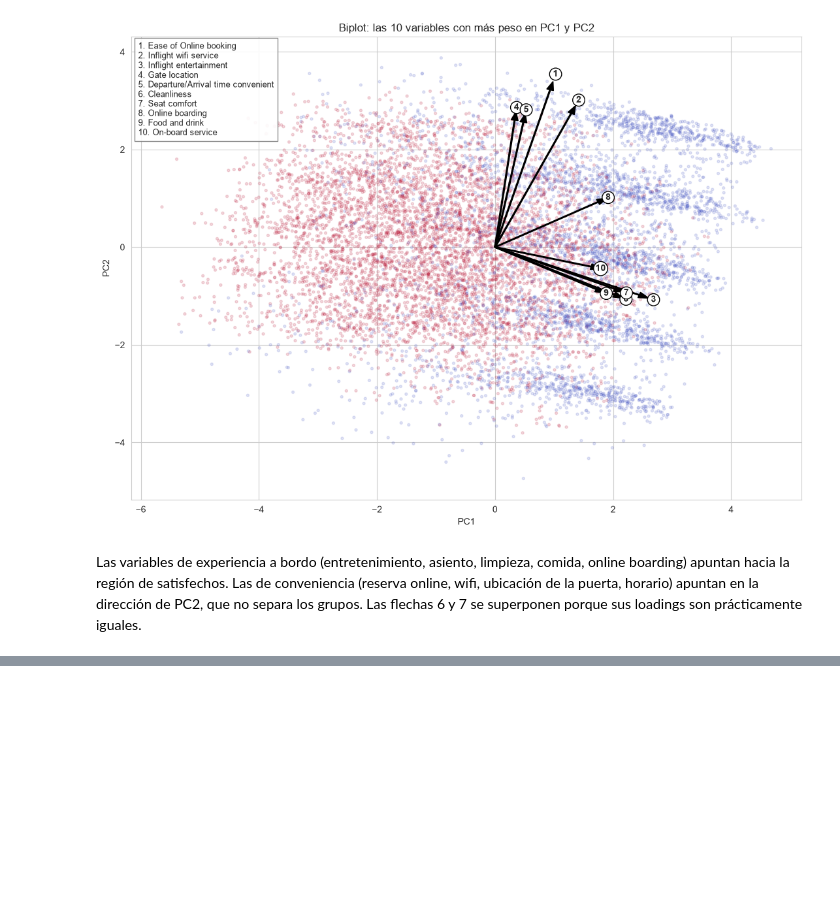
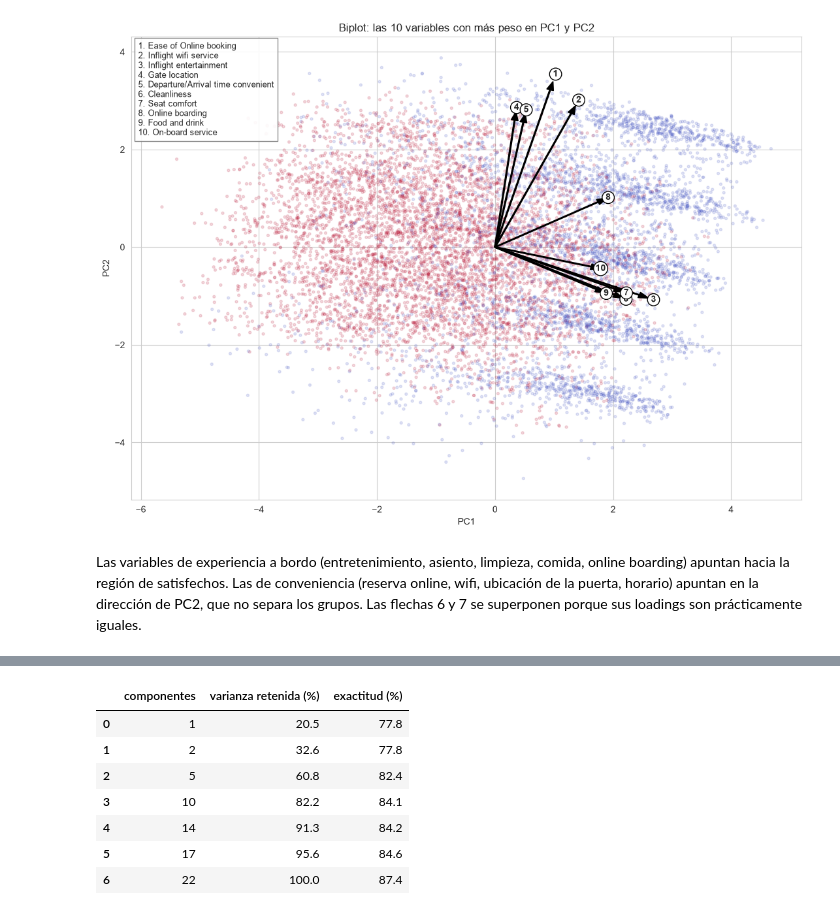
Before and after one commit to isabelhoyos287560/entrega2-analisis-de-datos, a Jupyter notebook: 03_preprocesamiento.ipynb, the cells around one changed output, grey strips where cells are left out. Saved outputs shown, nothing was run; the diff lists cells and outputs as text; code cells hidden in the pictures; blank space fills up the shorter version.

```diff
--- a/03_preprocesamiento.ipynb
+++ b/03_preprocesamiento.ipynb
@@ -394,0 +459,22 @@ Las flechas 6 y 7 se superponen porque sus loadings son prácticamente iguales.
+# %%
+from sklearn.linear_model import LogisticRegression
+from sklearn.model_selection import cross_val_score
+
+resultados = []
+for k in [1, 2, 5, 10, 14, 17, 22]:
+    modelo = Pipeline([('pca', PCA(n_components=k)), ('logreg', LogisticRegression(max_iter=1000))])
+    exactitud = cross_val_score(modelo, X_prep, y, cv=5, scoring='accuracy').mean()
+    resultados.append({'componentes': k, 'varianza retenida (%)': round(acumulada[k-1] * 100, 1),
+                       'exactitud (%)': round(exactitud * 100, 1)})
+
+resultados = pd.DataFrame(resultados)
+resultados
+# %% [output]
+|  | componentes | varianza retenida (%) | exactitud (%) |
+| 0 | 1 | 20.5 | 77.8 |
+| 1 | 2 | 32.6 | 77.8 |
+| 2 | 5 | 60.8 | 82.4 |
+| 3 | 10 | 82.2 | 84.1 |
+| 4 | 14 | 91.3 | 84.2 |
+| 5 | 17 | 95.6 | 84.6 |
+| 6 | 22 | 100.0 | 87.4 |
```
Also changed, not shown: parts of 8 cells of this notebook.
